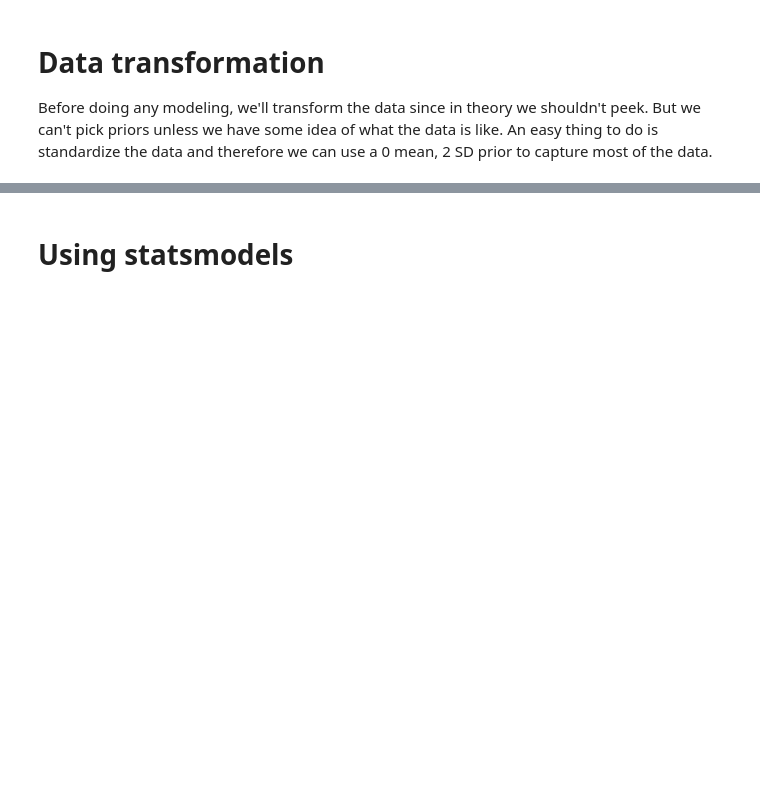
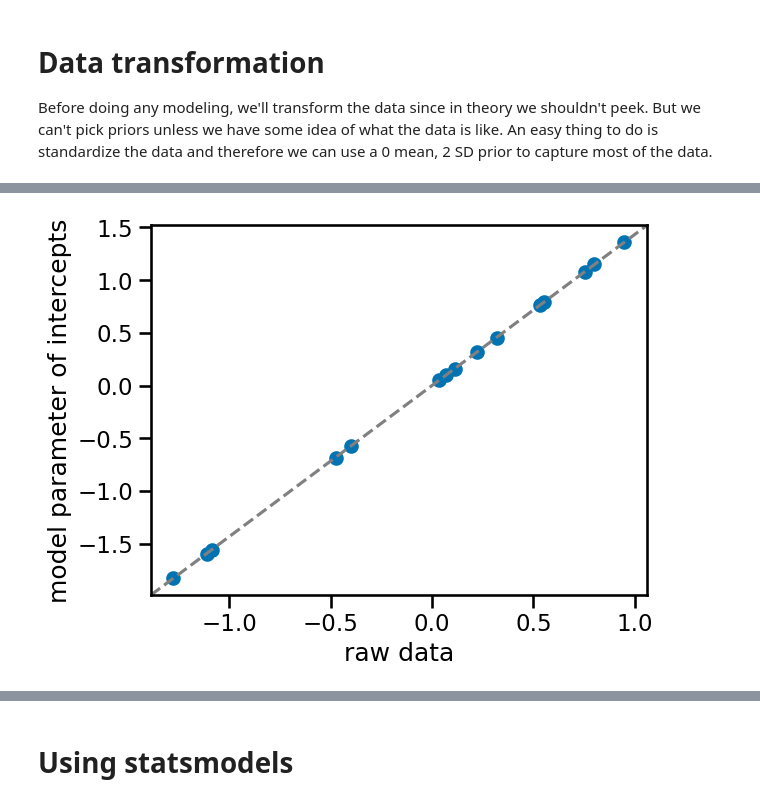
Before and after one commit to benslack19/benslack19.github.io, a Jupyter notebook: _posts_drafts/2024-05-19-time-series-varying-intercepts.ipynb, the cells around one changed output, grey strips where cells are left out. Saved outputs shown, nothing was run; the diff lists cells and outputs as text; code cells hidden in the pictures; blank space fills up the shorter version.

Commit message:
cleanup varying intercepts post

```diff
--- a/_posts_drafts/2024-05-19-time-series-varying-intercepts.ipynb
+++ b/_posts_drafts/2024-05-19-time-series-varying-intercepts.ipynb
@@ -240,0 +225,17 @@ $$
+# %%
+# complete pooling, intercepts only
+with pm.Model() as m0:
+
+    # priors
+    a = pm.Normal("a_bar", 0.0, 1)
+    sigma = pm.Exponential("sigma", 1.0)
+
+    # linear model
+    mu = a
+
+    # likelihood
+    s = pm.Normal("s", mu=mu, sigma=sigma, observed=df_data["tumor_size_std"])
+
+    trace_m0 = pm.sample(
+        draws=1000, random_seed=19, return_inferencedata=True, progressbar=True
+    )
@@ -240,0 +304,10 @@ $$
+# %%
+f, ax = plt.subplots()
+ax.scatter(
+    az.summary(trace_m1, var_names=["a"])["mean"],
+    standardize(df_data.groupby("patient_id")["tumor_size"].mean()),
+)
+ax.plot([0, 1], [0, 1], transform=ax.transAxes, linestyle="dashed", color="gray")
+ax.set(xlabel="raw data", ylabel="model parameter of intercepts");
+# %% [output]
+[figure, added]
```
Also changed, not shown: parts of 47 cells of this notebook, 1 other file.
